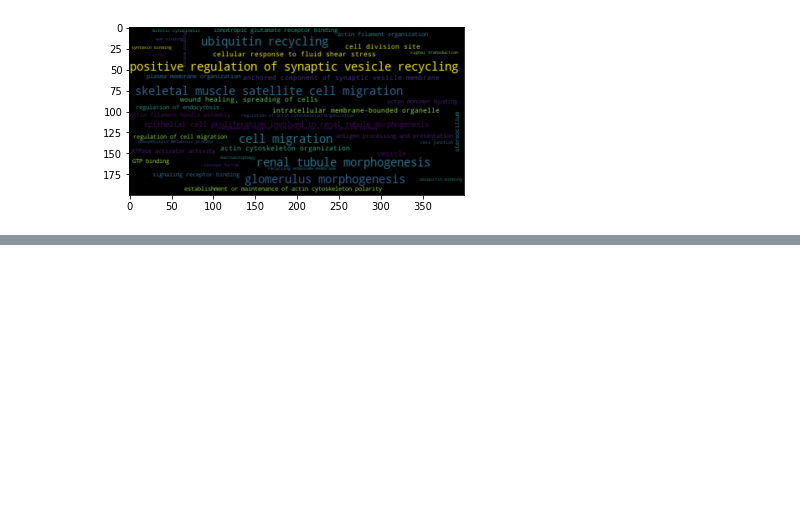
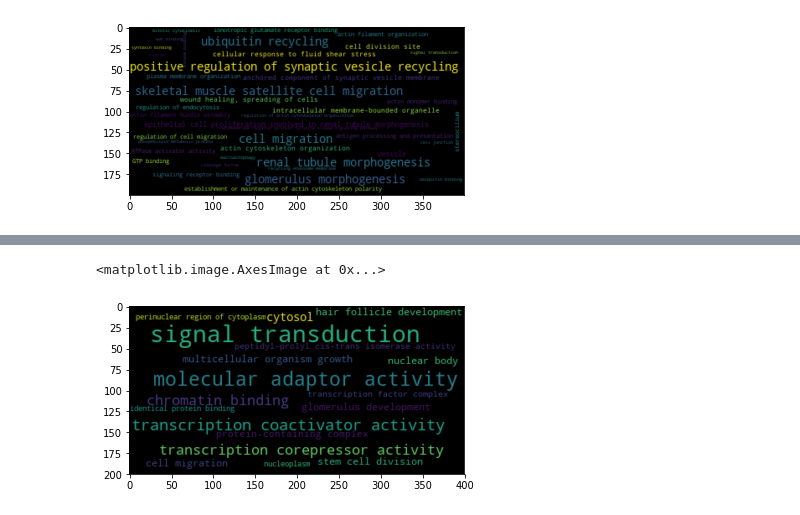
Before and after one commit to damiclem/proteincake, a Jupyter notebook: Helping function (temp).ipynb, the cells around one changed output, grey strips where cells are left out. Drawn from its saved outputs; the diff is of its cells as text; code cells hidden in the pictures; blank space fills up the shorter version.

Commit message:
architecture functions and databases updated

```diff
--- a/Helping function (temp).ipynb
+++ b/Helping function (temp).ipynb
@@ -735,0 +750,5 @@ Number of GO passed: 41
+# %%
+original_arch = pd.read_csv(ARCHITECTURE_IN_ORIGINAL_PATH, sep='\t', index_col=0)
+ds_gene_ontology = pd.read_csv(GO_CSV_PATH, sep='\t', dtype=str)
+
+ds_gene_ontology.head()
@@ -735,0 +762,28 @@ Number of GO passed: 41
+# %%
+def select_architecture(architecture, architecture_df=original_arch, go_df=ds_gene_ontology):
+    """
+    Accept in input the architecture of interest and two dataframes. The first one maps every protein
+    to its architecture and requires columns 'entry_ac' and 'architecture', the second one requires
+    columns 'entry_ac' and 'go'.
+    """
+    assert architecture in architecture_df.architecture.values, 'Architecture not found'
+    assert set(architecture_df.entry_ac).issubset(set(go_df.entry_ac)), 'Architecture entries do not match'
+
+    # 1. Select proteins that present the input architecture
+    entries = architecture_df.entry_ac[architecture_df.architecture == architecture]
+    # 2. Retrieve GO for each protein
+    return go_df.loc[go_df.entry_ac.isin(entries)]
+# %%
+go_arch_df = select_architecture('PF00397')
+# %%
+enrich_result = enrich(df1=go_arch_df, df2=original_go,
+                       ontology=ontology,
+                       col_name_descr='go_descr',
+                       col_name_go='go_id')
+
+enrich_result = transmit_pvalue(enrichment=enrich_result, ontology=ontology)
+enrich_result = enrich_filter(df=enrich_result, max_depth=4, max_pvalue=0.5)
+
+print('Number of GO passed: {}'.format(enrich_result.shape[0]))
+
+enrich_result.head()
@@ -735,0 +805,5 @@ Number of GO passed: 41
+# %%
+plt.imshow(word_cloud(df=enrich_result, col_name='go_descr', col_score='score'), interpolation='bilinear')
+# %% [output]
+<matplotlib.image.AxesImage at 0x...>
+[figure, added]
```
Also changed, not shown: parts of 4 cells of this notebook, 3 other files.
